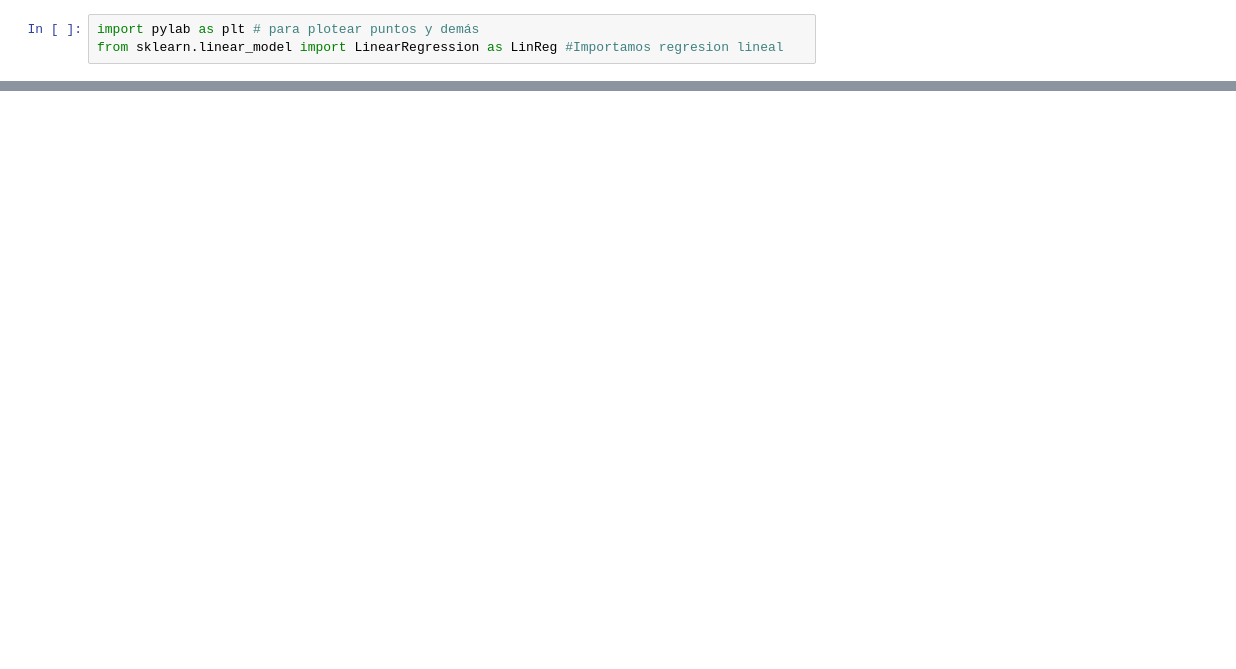
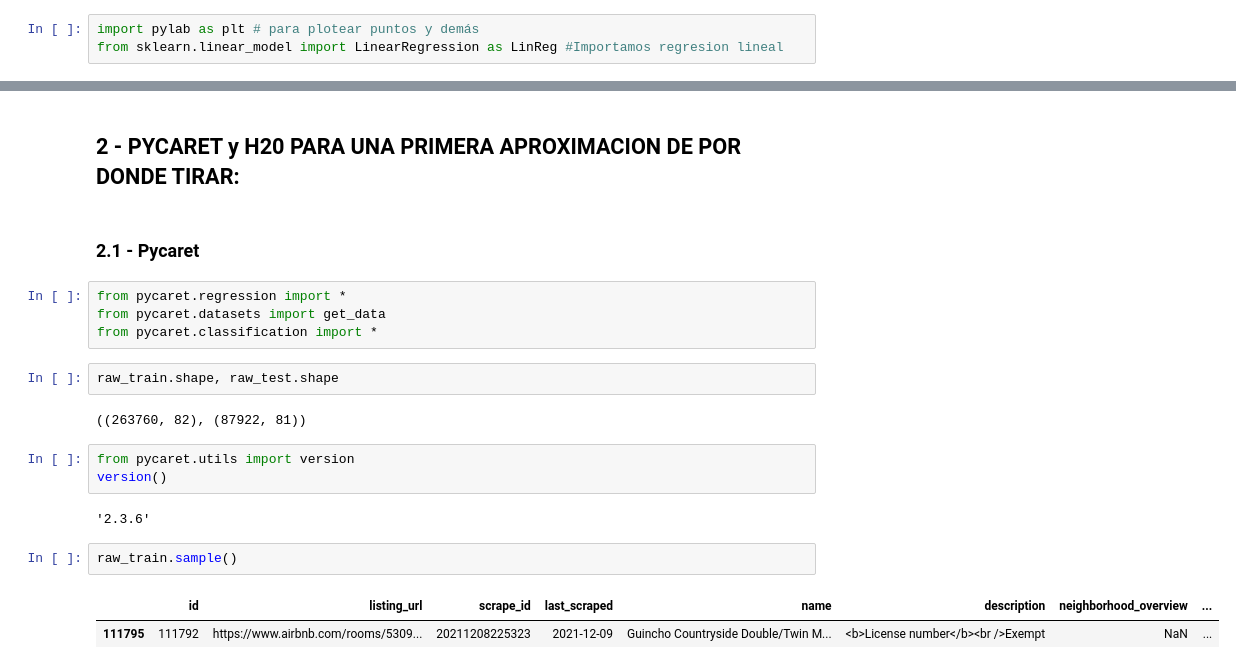
Before and after one commit to VictorPablo12/ML_kaggle_competition, a Jupyter notebook: Main.ipynb, the cells around one changed output, grey strips where cells are left out. Cells and saved outputs as stored; diff of their text form; blank space fills up the shorter version.

```diff
--- a/Main.ipynb
+++ b/Main.ipynb
@@ -65,0 +55,22 @@ from pycaret.regression import * #Import Pycaret
+# %% [markdown]
+## 2 -  PYCARET y H20 PARA UNA PRIMERA APROXIMACION DE POR DONDE TIRAR:
+# %% [markdown]
+### 2.1 - Pycaret
+# %%
+from pycaret.regression import *
+from pycaret.datasets import get_data
+from pycaret.classification import *
+# %%
+raw_train.shape, raw_test.shape
+# %% [output]
+((263760, 82), (87922, 81))
+# %%
+from pycaret.utils import version
+version()
+# %% [output]
+'2.3.6'
+# %%
+raw_train.sample()
+# %% [output]
+|  | id | listing_url | scrape_id | last_scraped | name | description | neighborhood_overview | ... |
+| 111795 | 111792 | https://www.airbnb.com/rooms/5309... | 20211208225323 | 2021-12-09 | Guincho Countryside Double/Twin M... | <b>License number</b><br />Exempt | NaN | ... |
```
Also changed, not shown: parts of 22 cells of this notebook.
